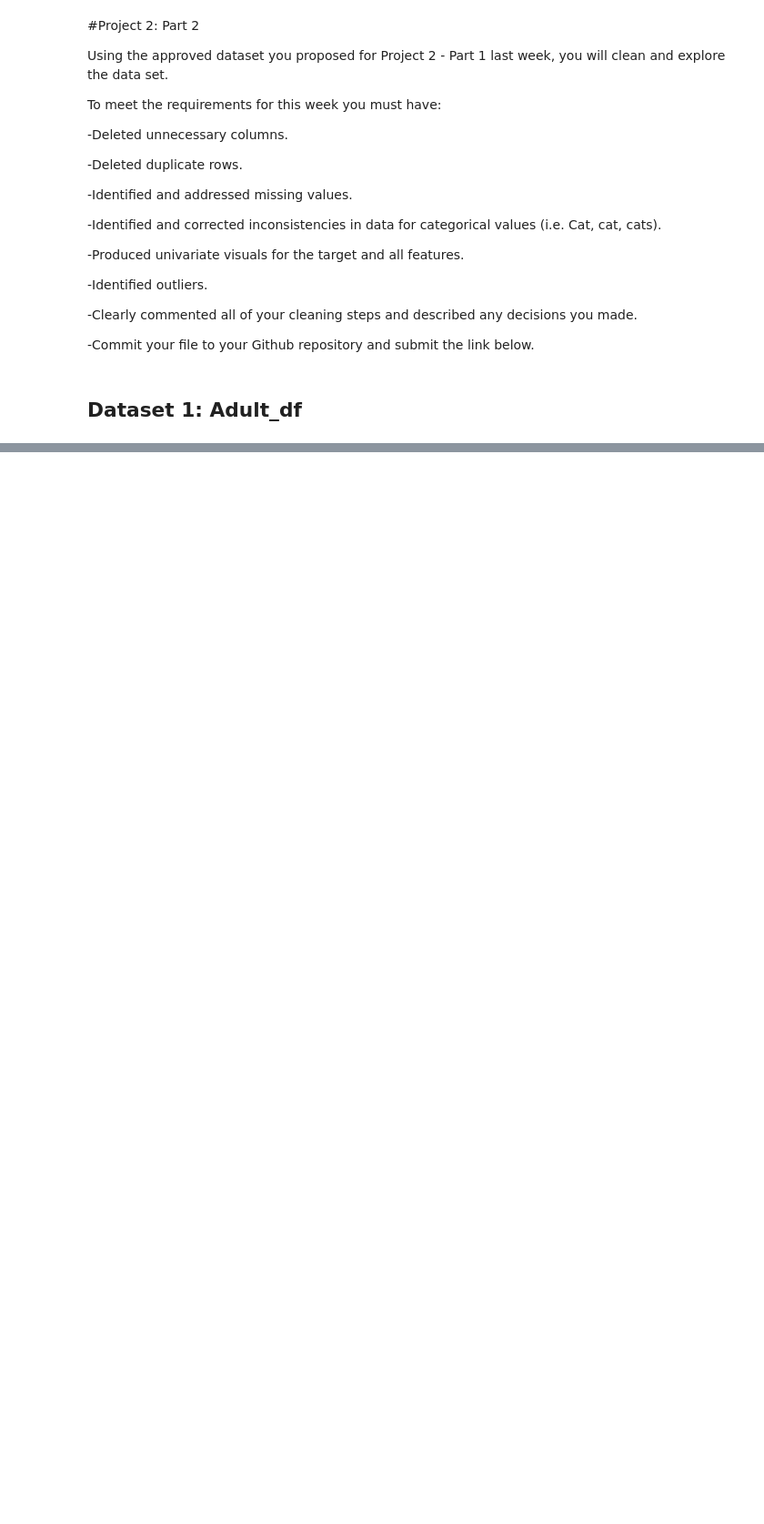
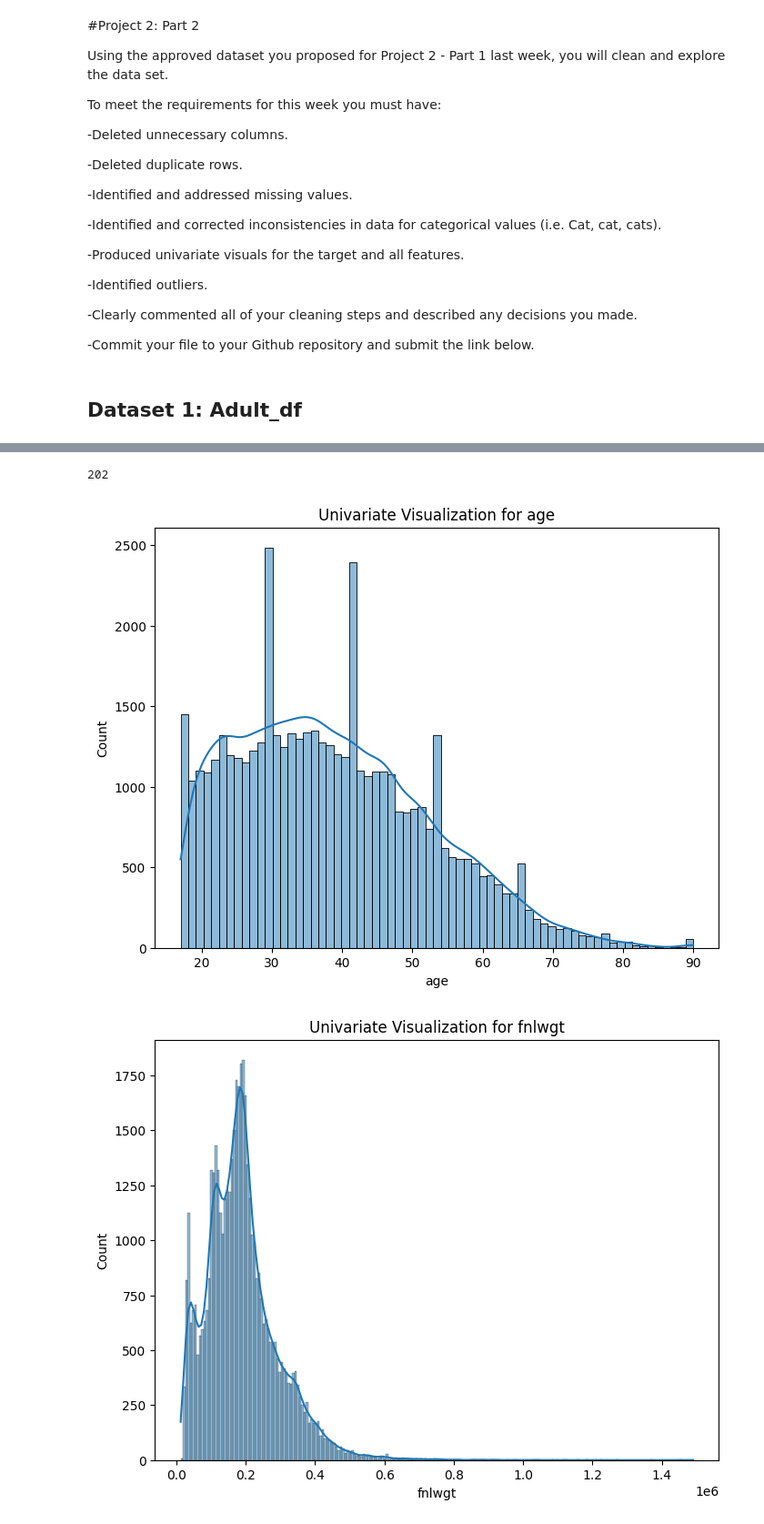
Before and after one commit to Josey1/Machine_Learning_Prediction_Models, a Jupyter notebook: Project_2_Machine_Learning.ipynb, the cells around one changed output, grey strips where cells are left out. Shown at 91% size. Cells and saved outputs as stored; diff of their text form; code cells hidden in the pictures; blank space fills up the shorter version.

```diff
--- a/Project_2_Machine_Learning.ipynb
+++ b/Project_2_Machine_Learning.ipynb
@@ -219,0 +240,9 @@ Adult_df.head()
+# %%
+# Looking at object columns and establishing their relevance
+object_columns = Adult_df.select_dtypes(include=['object']).columns
+
+# Loop through each object column and print value counts
+for column in object_columns:
+    print(f"Column: {column}")
+    print(Adult_df[column].value_counts())
+    print("\n")
@@ -219,0 +269,6 @@ Adult_df.head()
+# %%
+#Dropping the three columns from my dataset
+columns_to_delete = ['native-country', 'occupation', 'workclass']
+
+# Drop the specified columns from the DataFrame
+Adult_df = Adult_df.drop(columns=columns_to_delete, axis=1)
@@ -219,0 +284,36 @@ Adult_df.head()
+# %%
+# Save a filter called "duplicated_rows" that identifies duplicated rows
+duplicated_rows = Adult_df.duplicated()
+duplicated_rows
+
+# Get the sum of duplicated_rows filter to see the number of duplicate rows
+Adult_df.duplicated().sum()
+# %% [output]
+202
+# %%
+# Drop duplicate rows from the DataFrame
+Adult_df = Adult_df.drop_duplicates()
+# %%
+# Plotting univariate visuals for all features except the target
+for column in Adult_df.columns:
+    if column != 'income':  # Skip the target variable 'income'
+        if Adult_df[column].dtype == 'object':
+            plt.figure(figsize=(8, 6))
+            sns.countplot(x=column, data=Adult_df)
+            plt.title(f'Univariate Visualization for {column}')
+            plt.xticks(rotation=45)
+            plt.show()
+        else:
+            plt.figure(figsize=(8, 6))
+            sns.histplot(x=column, data=Adult_df, kde=True)
+            plt.title(f'Univariate Visualization for {column}')
+            plt.show()
+
+# Plotting univariate visual for the target variable 'income'
+plt.figure(figsize=(8, 6))
+sns.countplot(x='income', data=Adult_df)
+plt.title('Univariate Visualization for Target Variable (Income)')
+plt.show()
+# %% [output]
+[figure, added]
+[figure, added]
```
Also changed, not shown: parts of 6 cells of this notebook.
